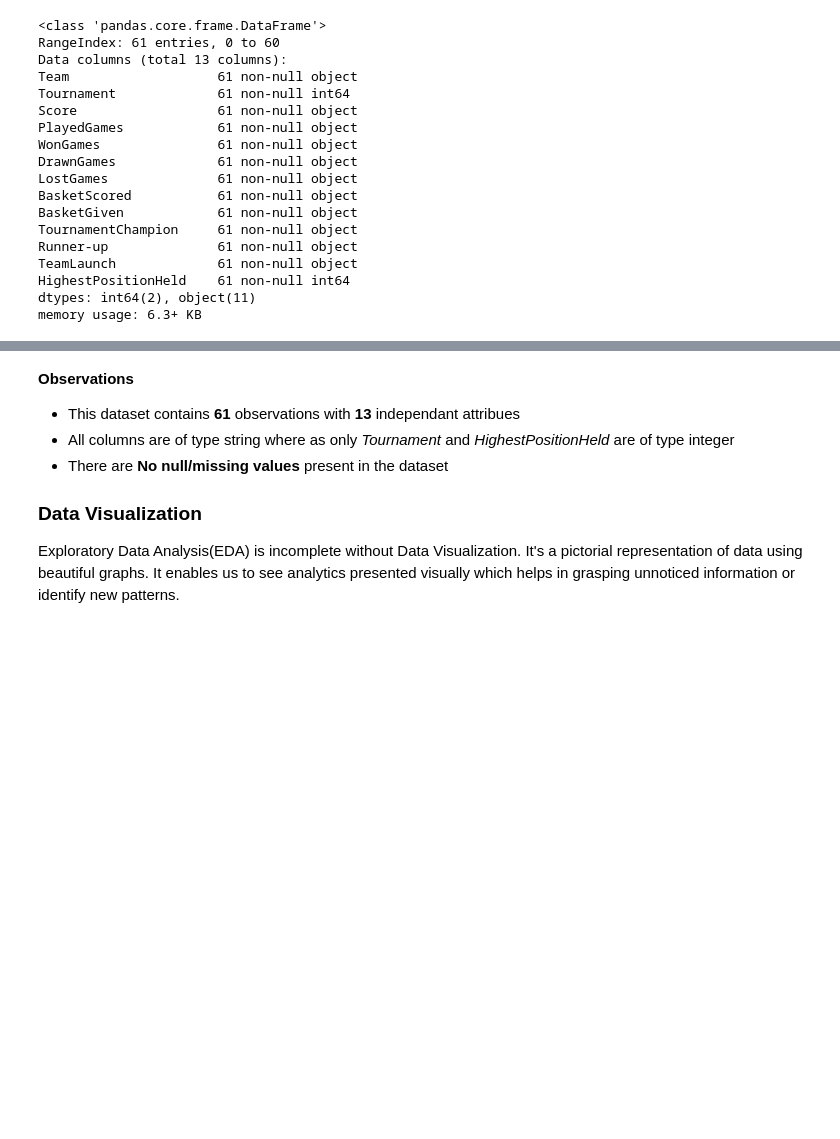
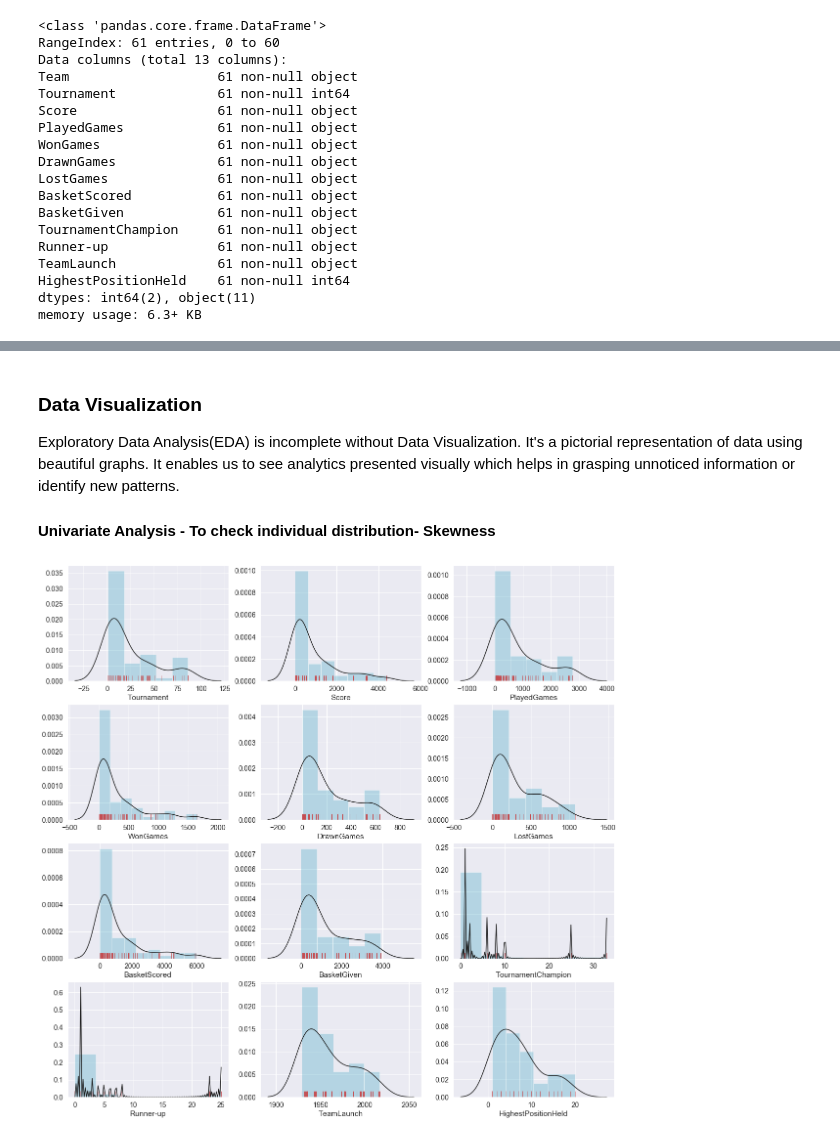
Before and after one commit to theakshaydas/PGP-AIML, a Jupyter notebook: Basketball.ipynb, the cells around one changed output, grey strips where cells are left out. Saved outputs shown, nothing was run; the diff lists cells and outputs as text; code cells hidden in the pictures; blank space fills up the shorter version.

```diff
--- a/Basketball.ipynb
+++ b/Basketball.ipynb
@@ -102,0 +189,6 @@ memory usage: 6.3+ KB
+# %%
+# Add WinningPercentage features
+# basketbcall.drop('WinningPercentage', axis=1, inplace=True)
+won_pct = basketball['WonGames'] / basketball['PlayedGames']
+basketball.insert(loc=5, column='WinningPercentage', value=won_pct)
+basketball.head()
@@ -102,0 +202,6 @@ memory usage: 6.3+ KB
+# %%
+# Add LoosingPercentage features
+# basketball.drop('LoosingPercentage', axis=1, inplace=True)
+won_pct = basketball['LostGames'] / basketball['PlayedGames']
+basketball.insert(loc=8, column='LoosingPercentage', value=won_pct)
+basketball.head()
@@ -102,0 +215,6 @@ memory usage: 6.3+ KB
+# %%
+# Add WinningRatio features
+# basketball.drop('WinningRatio', axis=1, inplace=True)
+won_pct = basketball['WonGames'] / basketball['LostGames']
+basketball.insert(loc=9, column='WinningRatio', value=won_pct)
+basketball.head()
@@ -102,0 +228,6 @@ memory usage: 6.3+ KB
+# %%
+# Add BasketRatio features
+# basketball.drop('BasketRatio', axis=1, inplace=True)
+won_pct = basketball['BasketScored'] / basketball['BasketGiven']
+basketball.insert(loc=13, column='BasketRatio', value=won_pct)
+basketball.head()
@@ -103,8 +241,19 @@ memory usage: 6.3+ KB
 # %% [markdown]
-**Observations**
-- This dataset contains **61** observations with **13** independant attribues
-- All columns are of type string where as only _Tournament_ and _HighestPositionHeld_ are of type integer
-- There are **No null/missing values** present in the dataset
-
 ### Data Visualization
 Exploratory Data Analysis(EDA) is incomplete without Data Visualization. It's a pictorial representation of data using beautiful graphs. It enables us to see analytics presented visually which helps in grasping unnoticed information or identify new patterns.
+
+#### Univariate Analysis - To check individual distribution- Skewness
+# %%
+# Check for distribution skewness
+attrs = ['Tournament','Score','PlayedGames','WonGames','DrawnGames','LostGames','BasketScored','BasketGiven','TournamentChampion','Runner-up','TeamLaunch','HighestPositionHeld']
+plt.figure(figsize=(20,20))
+index = 1
+for col in basketball[attrs]:
+    plt.subplot(4,3,index)
+    sns.distplot(basketball[col], rug=True, kde=True,
+                 rug_kws={"color": "r"},
+                 kde_kws={"color": "k"},
+                 hist_kws={"color": "c"})
+    index += 1
+# %% [output]
+[figure, added]
```
Also changed, not shown: parts of 19 cells of this notebook.
